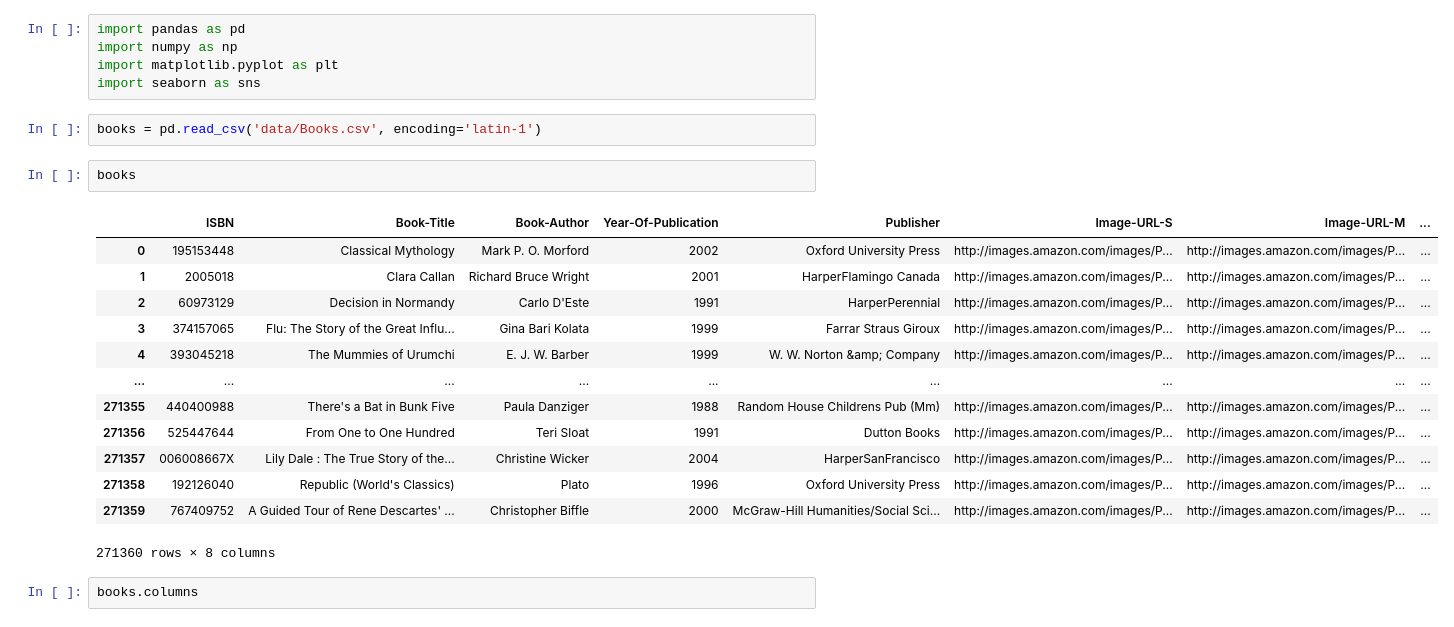
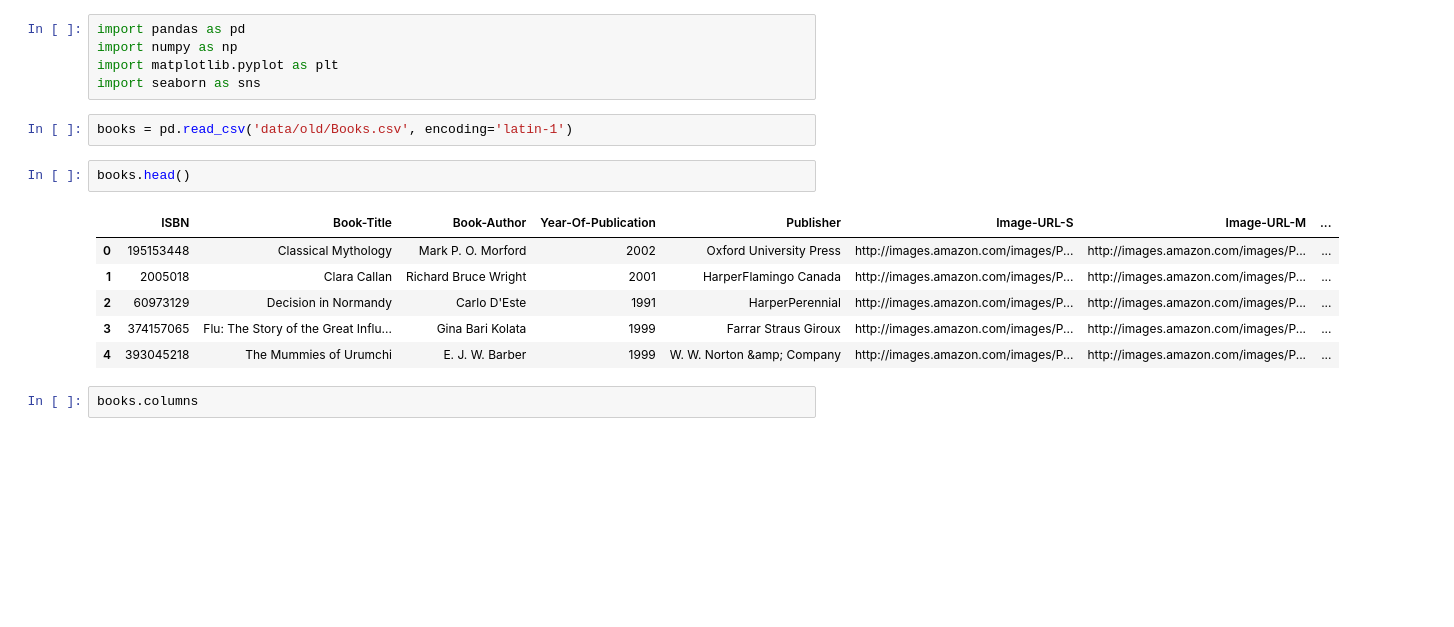
Before and after one commit to MukandKrishna/Book-recommender-system, a Jupyter notebook: Books Recommender System.ipynb, the cells around one changed output. Drawn from its saved outputs; the diff is of its cells as text; blank space fills up the shorter version.

```diff
--- a/Books Recommender System.ipynb
+++ b/Books Recommender System.ipynb
@@ -6,23 +6,16 @@ import numpy as np
 import matplotlib.pyplot as plt
 import seaborn as sns
 # %%
-books = pd.read_csv('data/Books.csv', encoding='latin-1')
+books = pd.read_csv('data/old/Books.csv', encoding='latin-1')
 # %%
-books
+books.head()
 # %% [output]
 |  | ISBN | Book-Title | Book-Author | Year-Of-Publication | Publisher | Image-URL-S | Image-URL-M | ... |
 | 0 | 195153448 | Classical Mythology | Mark P. O. Morford | 2002 | Oxford University Press | http://images.amazon.com/images/P... | http://images.amazon.com/images/P... | ... |
 | 1 | 2005018 | Clara Callan | Richard Bruce Wright | 2001 | HarperFlamingo Canada | http://images.amazon.com/images/P... | http://images.amazon.com/images/P... | ... |
 | 2 | 60973129 | Decision in Normandy | Carlo D'Este | 1991 | HarperPerennial | http://images.amazon.com/images/P... | http://images.amazon.com/images/P... | ... |
 | 3 | 374157065 | Flu: The Story of the Great Influ... | Gina Bari Kolata | 1999 | Farrar Straus Giroux | http://images.amazon.com/images/P... | http://images.amazon.com/images/P... | ... |
 | 4 | 393045218 | The Mummies of Urumchi | E. J. W. Barber | 1999 | W. W. Norton &amp; Company | http://images.amazon.com/images/P... | http://images.amazon.com/images/P... | ... |
-| ... | ... | ... | ... | ... | ... | ... | ... | ... |
-| 271355 | 440400988 | There's a Bat in Bunk Five | Paula Danziger | 1988 | Random House Childrens Pub (Mm) | http://images.amazon.com/images/P... | http://images.amazon.com/images/P... | ... |
-| 271356 | 525447644 | From One to One Hundred | Teri Sloat | 1991 | Dutton Books | http://images.amazon.com/images/P... | http://images.amazon.com/images/P... | ... |
-| 271357 | 006008667X | Lily Dale : The True Story of the... | Christine Wicker | 2004 | HarperSanFrancisco | http://images.amazon.com/images/P... | http://images.amazon.com/images/P... | ... |
-| 271358 | 192126040 | Republic (World's Classics) | Plato | 1996 | Oxford University Press | http://images.amazon.com/images/P... | http://images.amazon.com/images/P... | ... |
-| 271359 | 767409752 | A Guided Tour of Rene Descartes' ... | Christopher Biffle | 2000 | McGraw-Hill Humanities/Social Sci... | http://images.amazon.com/images/P... | http://images.amazon.com/images/P... | ... |
-271360 rows × 8 columns
 # %%
 books.columns
 # %% [output]
```
Also changed, not shown: parts of 29 cells of this notebook, 38 other files.
